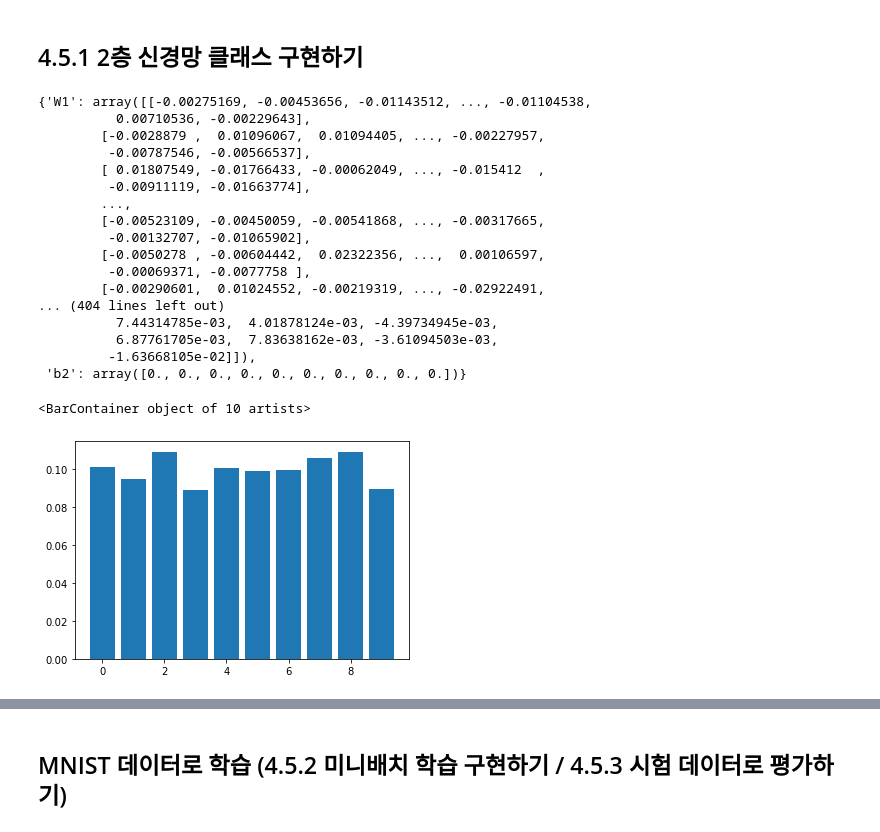
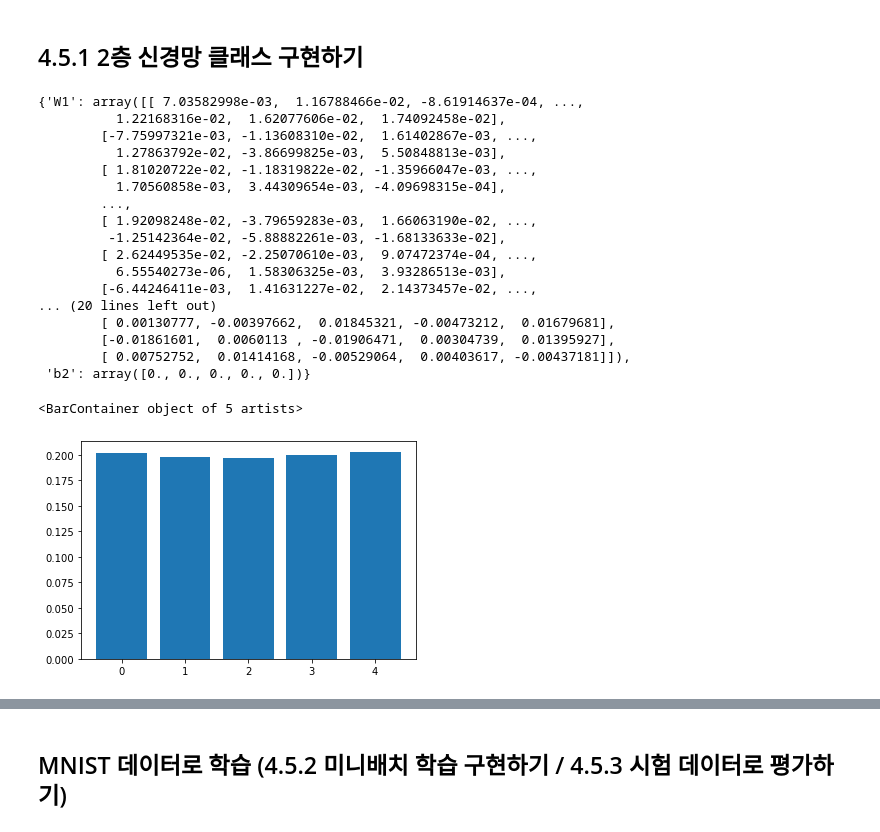
Before and after one commit to ssuai/deep_learning_from_scratch, a Jupyter notebook: ch04/train_neural_net.ipynb, the cells around one changed output, grey strips where cells are left out. Cells and saved outputs as stored; diff of their text form; code cells hidden in the pictures.

```diff
--- a/ch04/train_neural_net.ipynb
+++ b/ch04/train_neural_net.ipynb
@@ -269,34 +270,33 @@ class TwoLayerNet:
         return grads
 # %%
 # 사용 예
-net = TwoLayerNet(input_size=784, hidden_size=100, output_size=10)
+net = TwoLayerNet(input_size=64, hidden_size=20, output_size=5)
 net.params
 # %% [output]
-{'W1': array([[-0.00275169, -0.00453656, -0.01143512, ..., -0.01104538,
-          0.00710536, -0.00229643],
-        [-0.0028879 ,  0.01096067,  0.01094405, ..., -0.00227957,
-         -0.00787546, -0.00566537],
-        [ 0.01807549, -0.01766433, -0.00062049, ..., -0.015412  ,
-         -0.00911119, -0.01663774],
+{'W1': array([[ 7.03582998e-03,  1.16788466e-02, -8.61914637e-04, ...,
+          1.22168316e-02,  1.62077606e-02,  1.74092458e-02],
+        [-7.75997321e-03, -1.13608310e-02,  1.61402867e-03, ...,
+          1.27863792e-02, -3.86699825e-03,  5.50848813e-03],
+        [ 1.81020722e-02, -1.18319822e-02, -1.35966047e-03, ...,
+          1.70560858e-03,  3.44309654e-03, -4.09698315e-04],
         ...,
-        [-0.00523109, -0.00450059, -0.00541868, ..., -0.00317665,
-         -0.00132707, -0.01065902],
-        [-0.0050278 , -0.00604442,  0.02322356, ...,  0.00106597,
-         -0.00069371, -0.0077758 ],
-        [-0.00290601,  0.01024552, -0.00219319, ..., -0.02922491,
-... (404 lines left out)
-          7.44314785e-03,  4.01878124e-03, -4.39734945e-03,
-          6.87761705e-03,  7.83638162e-03, -3.61094503e-03,
-         -1.63668105e-02]]),
- 'b2': array([0., 0., 0., 0., 0., 0., 0., 0., 0., 0.])}
+        [ 1.92098248e-02, -3.79659283e-03,  1.66063190e-02, ...,
+         -1.25142364e-02, -5.88882261e-03, -1.68133633e-02],
+        [ 2.62449535e-02, -2.25070610e-03,  9.07472374e-04, ...,
+          6.55540273e-06,  1.58306325e-03,  3.93286513e-03],
+        [-6.44246411e-03,  1.41631227e-02,  2.14373457e-02, ...,
+... (20 lines left out)
+        [ 0.00130777, -0.00397662,  0.01845321, -0.00473212,  0.01679681],
+        [-0.01861601,  0.0060113 , -0.01906471,  0.00304739,  0.01395927],
+        [ 0.00752752,  0.01414168, -0.00529064,  0.00403617, -0.00437181]]),
+ 'b2': array([0., 0., 0., 0., 0.])}
 # %%
 # forward prop
-x = np.random.rand(100,784)
+x = np.random.rand(100,64)
 y = net.predict(x)
 
-plt.bar(np.arange(0,10), y[0])
-# plt.xticks(np.arange(0,10))
+plt.bar(np.arange(0,5), y[0])
 # %% [output]
-<BarContainer object of 10 artists>
+<BarContainer object of 5 artists>
-[figure, old version]
+[figure, new version]
 # %%
```
Also changed, not shown: parts of 8 cells of this notebook.
